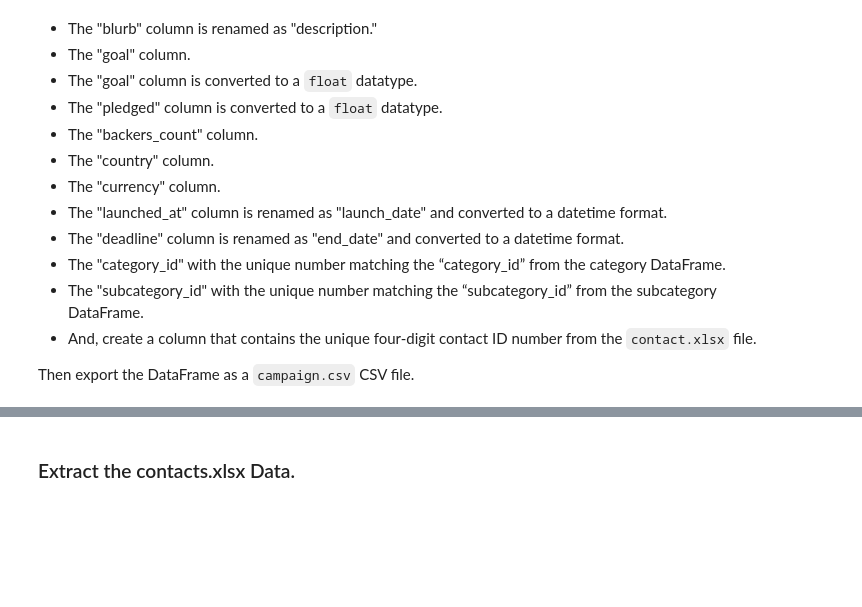
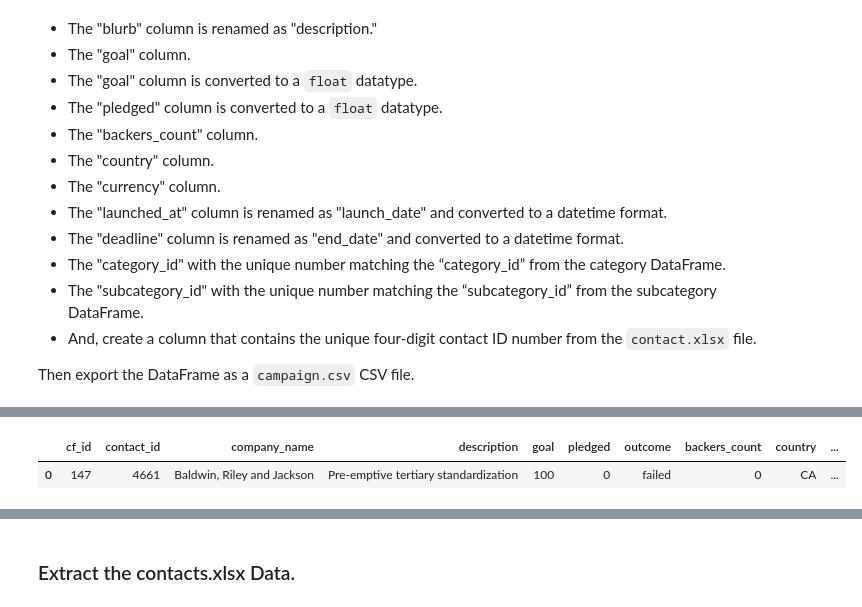
Before and after one commit to SandraBotica/Crowdfunding_ETL, a Jupyter notebook: ETL_Mini_Project_SBotica.ipynb, the cells around one changed output, grey strips where cells are left out. Saved outputs shown, nothing was run; the diff lists cells and outputs as text; code cells hidden in the pictures; blank space fills up the shorter version.

```diff
--- a/ETL_Mini_Project_SBotica.ipynb
+++ b/ETL_Mini_Project_SBotica.ipynb
@@ -174,4 +214,9 @@ campaign_df.head()
 # %%
 # Rename the blurb, launched_at, and deadline columns.
+campaign_df=campaign_df.rename(columns={"blurb": "description", "launched_at": "launch_date", "deadline":"end_date"})
+campaign_df.head(1)
+# %% [output]
+|  | cf_id | contact_id | company_name | description | goal | pledged | outcome | backers_count | country | ... |
+| 0 | 147 | 4661 | Baldwin, Riley and Jackson | Pre-emptive tertiary standardization | 100 | 0 | failed | 0 | CA | ... |
 # %%
 # Convert the goal and pledged columns to a `float` data type.
```
Also changed, not shown: parts of 24 cells of this notebook, 3 other files.
